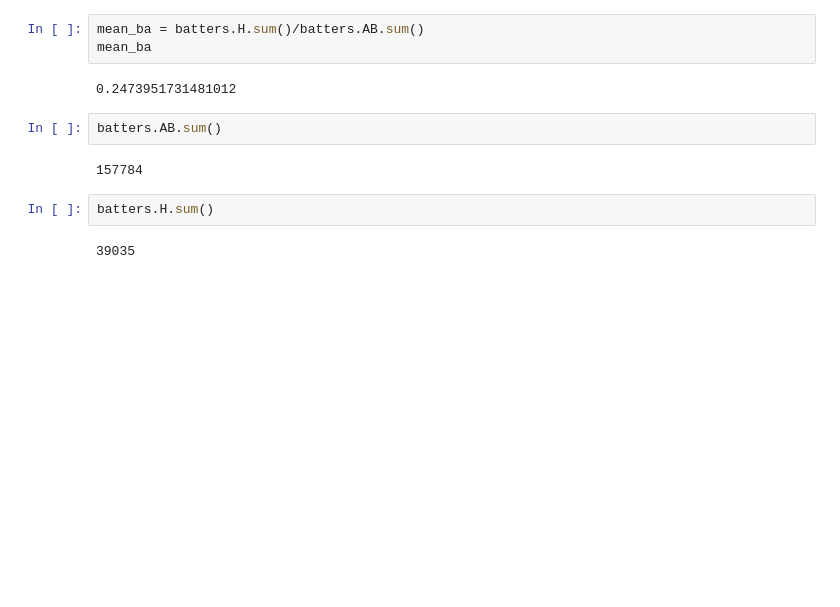
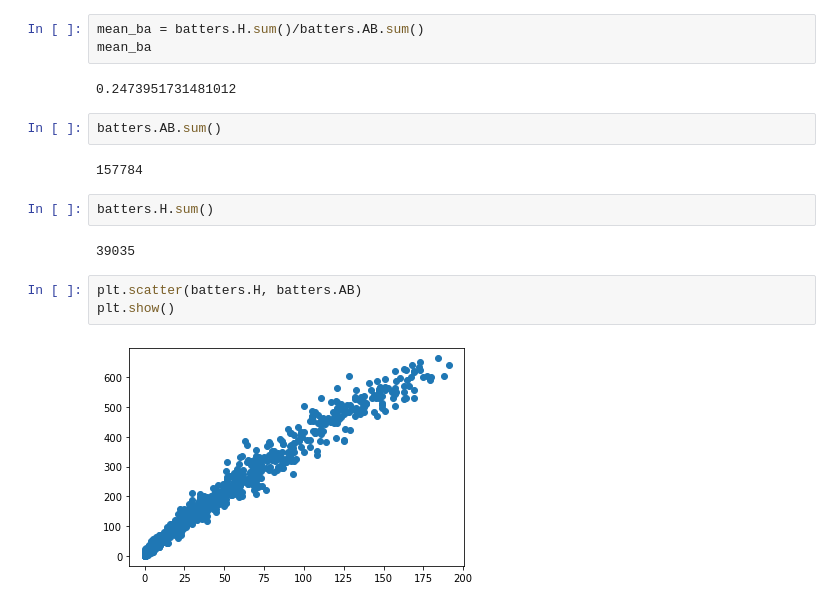
Before and after one commit to matthewjchin/baseballstats, a Jupyter notebook: 2021data/avgstats.ipynb, the cells around one changed output. Drawn from its saved outputs; the diff is of its cells as text; blank space fills up the shorter version.

Commit message:
scatter graph added 2021 data

```diff
--- a/2021data/avgstats.ipynb
+++ b/2021data/avgstats.ipynb
@@ -80,3 +80,8 @@ batters.AB.sum()
 batters.H.sum()
 # %% [output]
 39035
+# %%
+plt.scatter(batters.H, batters.AB)
+plt.show()
+# %% [output]
+[figure, added]
```
